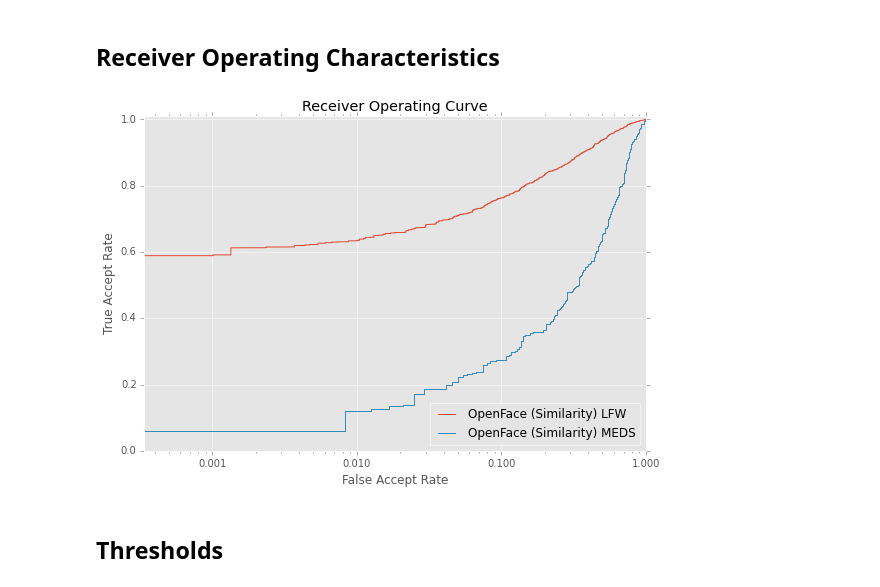
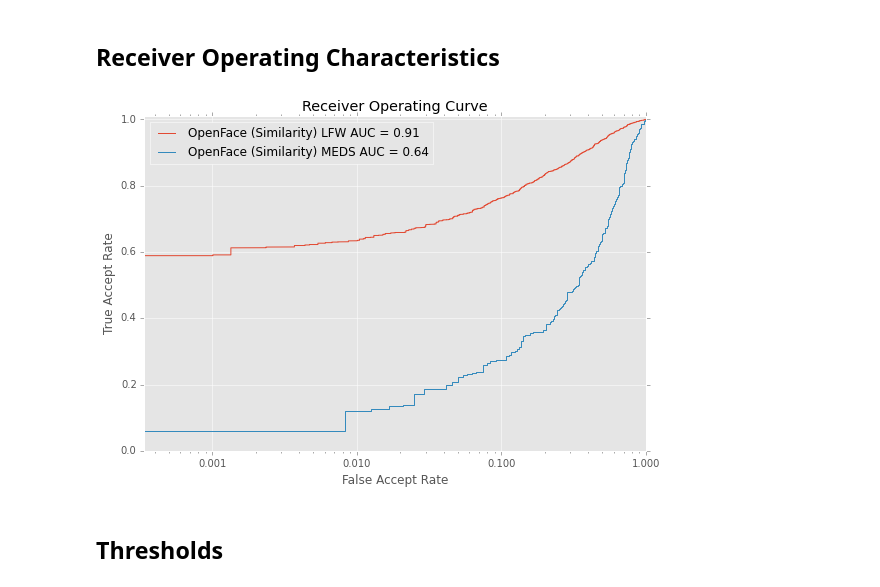
Before and after one commit to clemme/biometricsystems2016-frs, a Jupyter notebook: openface/evaluation/OpenFace_Evaluation.ipynb, the cells around one changed output. Cells and saved outputs as stored; diff of their text form; code cells hidden in the pictures.

Commit message:
added auc to roc legend

```diff
--- a/openface/evaluation/OpenFace_Evaluation.ipynb
+++ b/openface/evaluation/OpenFace_Evaluation.ipynb
@@ -65,40 +65,41 @@ roc_auc = auc(false_positive_rate, true_positive_rate)
 actual_meds = templates_meds['Correct'].values.tolist()
 predictions_meds = templates_meds['Score'].values.tolist()
 false_positive_rate_meds, true_positive_rate_meds, thresholds_meds = roc_curve(actual_meds, predictions_meds)
-roc_auc_meds = auc(
-false_positive_rate_meds, true_positive_rate_meds)
+roc_auc_meds = auc(false_positive_rate_meds, true_positive_rate_meds)
 
 # Display ROC curve
 """
 from pylab import rcParams
 rcParams['figure.figsize'] = 10, 7
 
 plt.title('Receiver Operating Characteristic')
 plt.plot(false_positive_rate, true_positive_rate, 'r', label='OpenFace (Similarity) LFW AUC = %0.2f'% roc_auc)
 plt.plot(false_positive_rate_meds, true_positive_rate_meds, 'b', label='OpenFace (Similarity) MEDS AUC = %0.2f'% roc_auc_meds)
 plt.legend(loc='lower right')
 #plt.plot([0,.1],[0,1],'r--')
 plt.xscale('log')
 plt.xlim([-0.0,1.0])
 plt.ylim([-0.0,1.0])
 plt.ylabel('True Positive Rate')
 plt.xlabel('False Positive Rate')
 """
+roc_lfw_label = 'OpenFace (Similarity) LFW AUC = {0:.2f}'.format(roc_auc)
 roc_lfw = pd.DataFrame({
     'x':false_positive_rate,
-    'OpenFace (Similarity) LFW':true_positive_rate
+    roc_lfw_label:true_positive_rate
 })
+roc_meds_label = 'OpenFace (Similarity) MEDS AUC = {0:.2f}'.format(roc_auc_meds)
 roc_meds = pd.DataFrame({
     'x':false_positive_rate_meds,
-    'OpenFace (Similarity) MEDS':true_positive_rate_meds
+    roc_meds_label:true_positive_rate_meds
 })
 ax = roc_lfw.plot(x='x', kind='line', figsize=(9,6), title="Receiver Operating Curve", xlim=(-0.01,1.01), ylim=(0.0,1.01), logx=True)
 ax2 = roc_meds.plot(x='x', ax=ax)
 ax2.set_xlabel('False Accept Rate')
 ax2.set_ylabel('True Accept Rate')
 ax2.xaxis.set_major_formatter(FormatStrFormatter('%2.3f'))
 # %% [output]
-[figure, old version]
+[figure, new version]
 # %% [markdown]
 ## Thresholds
 # %%
```
Also changed, not shown: parts of 2 cells of this notebook.
